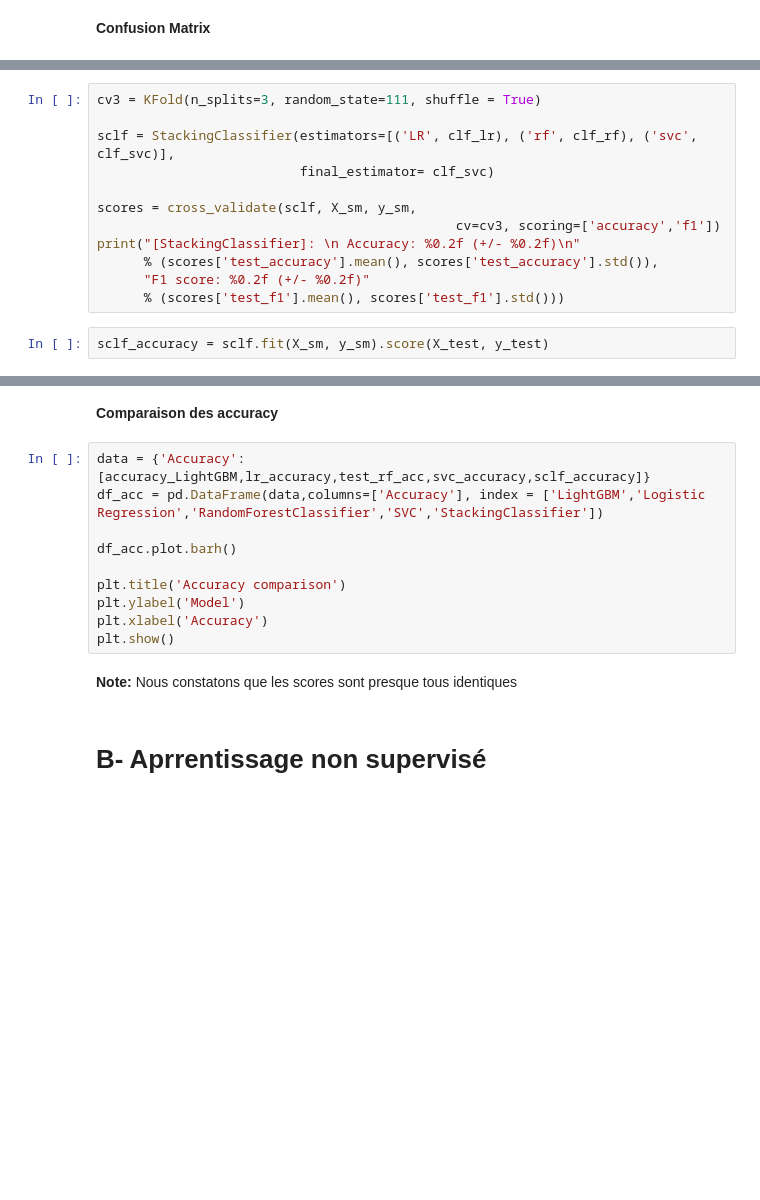
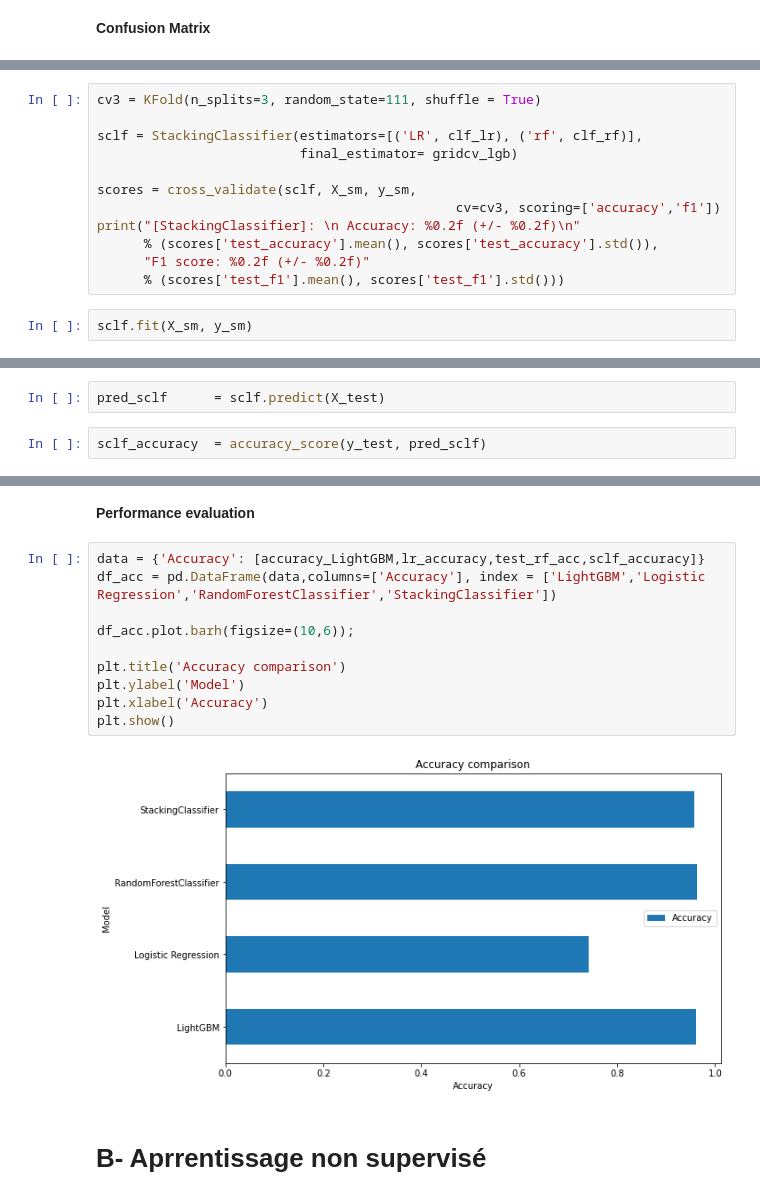
Before and after one commit to abakamousa/fraud_detection, a Jupyter notebook: Fraud_detection.ipynb, the cells around one changed output, grey strips where cells are left out. Saved outputs shown, nothing was run; the diff lists cells and outputs as text; blank space fills up the shorter version.

```diff
--- a/Fraud_detection.ipynb
+++ b/Fraud_detection.ipynb
@@ -613,8 +554,8 @@ print(classification_report_imbalanced(y_test, final_clf.predict(X_test)))
 # %%
 cv3 = KFold(n_splits=3, random_state=111, shuffle = True)
 
-sclf = StackingClassifier(estimators=[('LR', clf_lr), ('rf', clf_rf), ('svc', clf_svc)],
-                          final_estimator= clf_svc)
+sclf = StackingClassifier(estimators=[('LR', clf_lr), ('rf', clf_rf)],
+                          final_estimator= gridcv_lgb)
 
 scores = cross_validate(sclf, X_sm, y_sm,
                                               cv=cv3, scoring=['accuracy','f1'])
@@ -623,4 +564,4 @@ print("[StackingClassifier]: \n Accuracy: %0.2f (+/- %0.2f)\n"
       "F1 score: %0.2f (+/- %0.2f)"
       % (scores['test_f1'].mean(), scores['test_f1'].std()))
 # %%
-sclf_accuracy = sclf.fit(X_sm, y_sm).score(X_test, y_test)
+sclf.fit(X_sm, y_sm)
@@ -628,0 +568,4 @@ sclf_accuracy
+# %%
+pred_sclf      = sclf.predict(X_test)
+# %%
+sclf_accuracy  = accuracy_score(y_test, pred_sclf)
@@ -636,17 +605,17 @@ print(classification_report_imbalanced(y_test, sclf.predict(X_test)))
 # %% [markdown]
-**Comparaison des accuracy**
+**Performance evaluation**
 # %%
-data = {'Accuracy': [accuracy_LightGBM,lr_accuracy,test_rf_acc,svc_accuracy,sclf_accuracy]}
-df_acc = pd.DataFrame(data,columns=['Accuracy'], index = ['LightGBM','Logistic Regression','RandomForestClassifier','SVC','StackingClassifier'])
+data = {'Accuracy': [accuracy_LightGBM,lr_accuracy,test_rf_acc,sclf_accuracy]}
+df_acc = pd.DataFrame(data,columns=['Accuracy'], index = ['LightGBM','Logistic Regression','RandomForestClassifier','StackingClassifier'])
 
-df_acc.plot.barh()
+df_acc.plot.barh(figsize=(10,6));
 
 plt.title('Accuracy comparison')
 plt.ylabel('Model')
 plt.xlabel('Accuracy')
 plt.show()
+# %% [output]
+[figure, added]
-# %% [markdown]
-**Note:** Nous constatons que les scores sont presque tous identiques
 # %% [markdown]
 # B- Aprrentissage non supervisé
 # %% [markdown]
```
Also changed, not shown: parts of 79 cells of this notebook.
